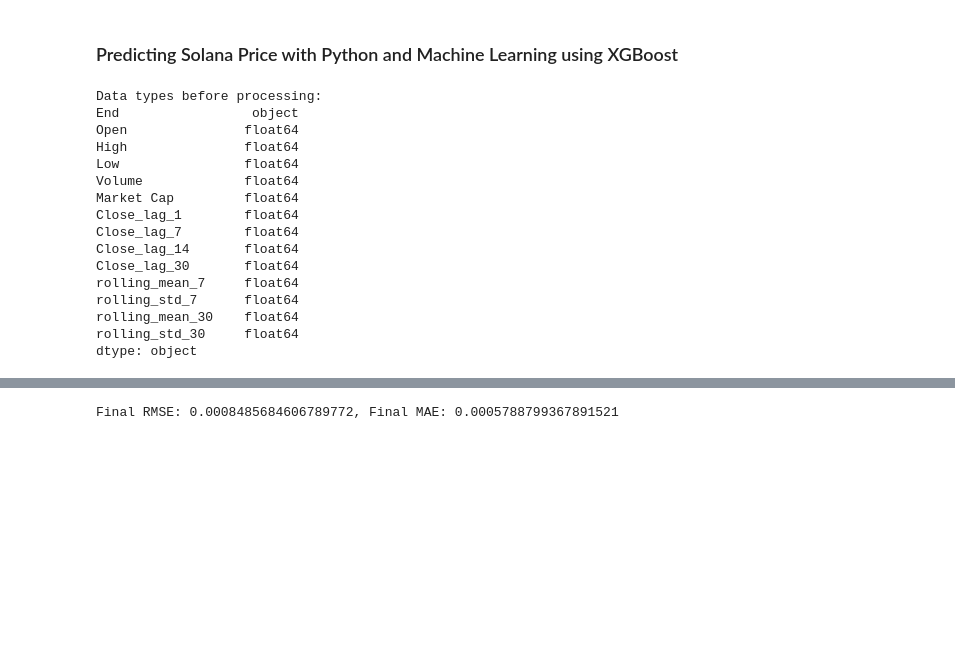
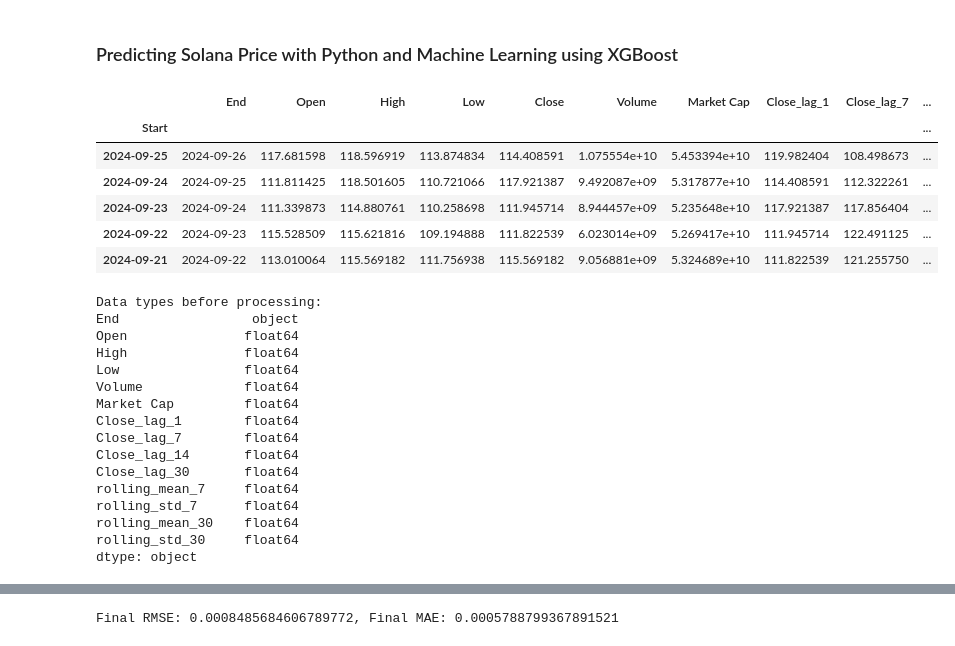
Before and after one commit to gappeah/Solana-ML-Forecast, a Jupyter notebook: main_xgboost copy.ipynb, the cells around one changed output, grey strips where cells are left out. Saved outputs shown, nothing was run; the diff lists cells and outputs as text; code cells hidden in the pictures; blank space fills up the shorter version.

```diff
--- a/main_xgboost copy.ipynb
+++ b/main_xgboost copy.ipynb
@@ -27,27 +27,25 @@ data['rolling_std_30'] = data[target].rolling(window=30).std()
 
 # Drop NaN values created by lagging and rolling windows
 data.dropna(inplace=True)
-# %%
-print("Data types before processing:")
-print(X.dtypes)
-# %% [output]
-Data types before processing:
-End                 object
-Open               float64
-High               float64
-Low                float64
-Volume             float64
-Market Cap         float64
-Close_lag_1        float64
-Close_lag_7        float64
-Close_lag_14       float64
-Close_lag_30       float64
-rolling_mean_7     float64
-rolling_std_7      float64
-rolling_mean_30    float64
-rolling_std_30     float64
-dtype: object
+# %%
+data.head()
+# %% [output]
+|  | End | Open | High | Low | Close | Volume | Market Cap | Close_lag_1 | Close_lag_7 | ... |
+| Start |  |  |  |  |  |  |  |  |  | ... |
+| 2024-09-25 | 2024-09-26 | 117.681598 | 118.596919 | 113.874834 | 114.408591 | 1.075554e+10 | 5.453394e+10 | 119.982404 | 108.498673 | ... |
+| 2024-09-24 | 2024-09-25 | 111.811425 | 118.501605 | 110.721066 | 117.921387 | 9.492087e+09 | 5.317877e+10 | 114.408591 | 112.322261 | ... |
+| 2024-09-23 | 2024-09-24 | 111.339873 | 114.880761 | 110.258698 | 111.945714 | 8.944457e+09 | 5.235648e+10 | 117.921387 | 117.856404 | ... |
+| 2024-09-22 | 2024-09-23 | 115.528509 | 115.621816 | 109.194888 | 111.822539 | 6.023014e+09 | 5.269417e+10 | 111.945714 | 122.491125 | ... |
+| 2024-09-21 | 2024-09-22 | 113.010064 | 115.569182 | 111.756938 | 115.569182 | 9.056881e+09 | 5.324689e+10 | 111.822539 | 121.255750 | ... |
 # %%
+
+target_column = 'Close'
+X = data.drop(columns=[target_column])
+y = data[target_column]
+
+print("Data types before processing:")
+print(X.dtypes)
+
 X = X.copy()  # Create a copy to avoid warnings
 categorical_columns = X.select_dtypes(include=['object']).columns
 for col in categorical_columns:
@@ -59,6 +57,23 @@ xgb_model = XGBRegressor(
     random_state=42,
     enable_categorical=True  # Enable categorical feature support
 )
+# %% [output]
+Data types before processing:
+End                 object
+Open               float64
+High               float64
+Low                float64
+Volume             float64
+Market Cap         float64
+Close_lag_1        float64
+Close_lag_7        float64
+Close_lag_14       float64
+Close_lag_30       float64
+rolling_mean_7     float64
+rolling_std_7      float64
+rolling_mean_30    float64
+rolling_std_30     float64
+dtype: object
 # %%
 # Rest of your hyperparameter grid
 param_grid = {
```
Also changed, not shown: parts of 2 cells of this notebook.
